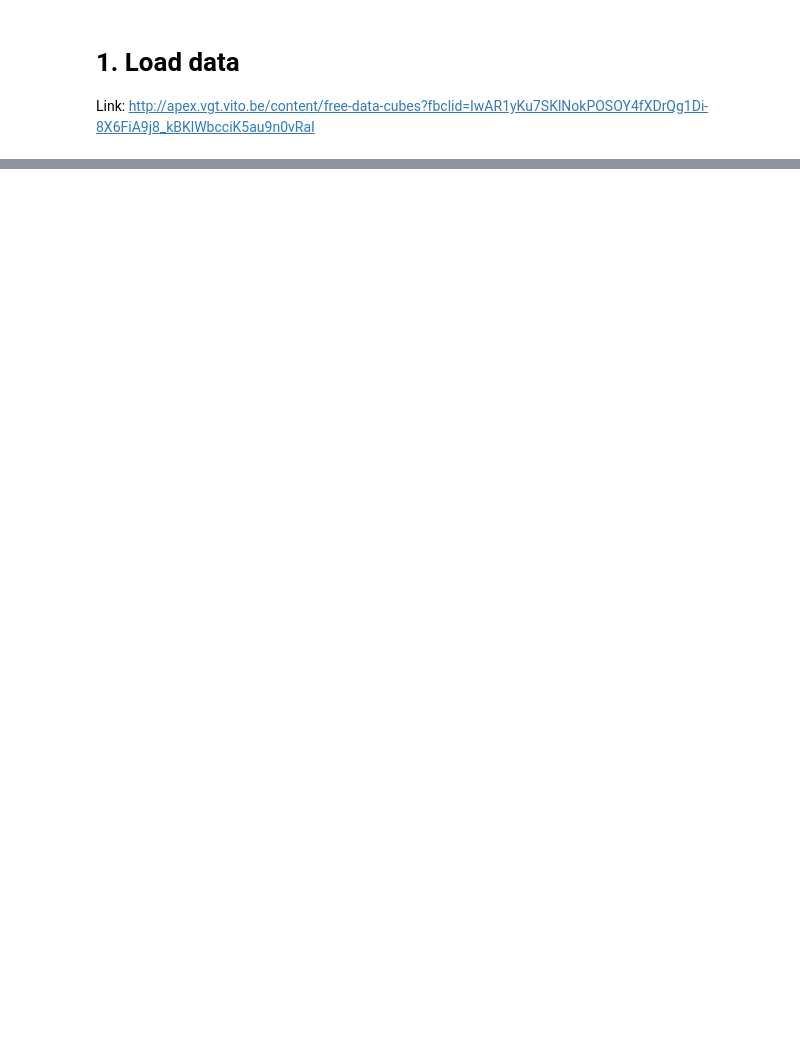
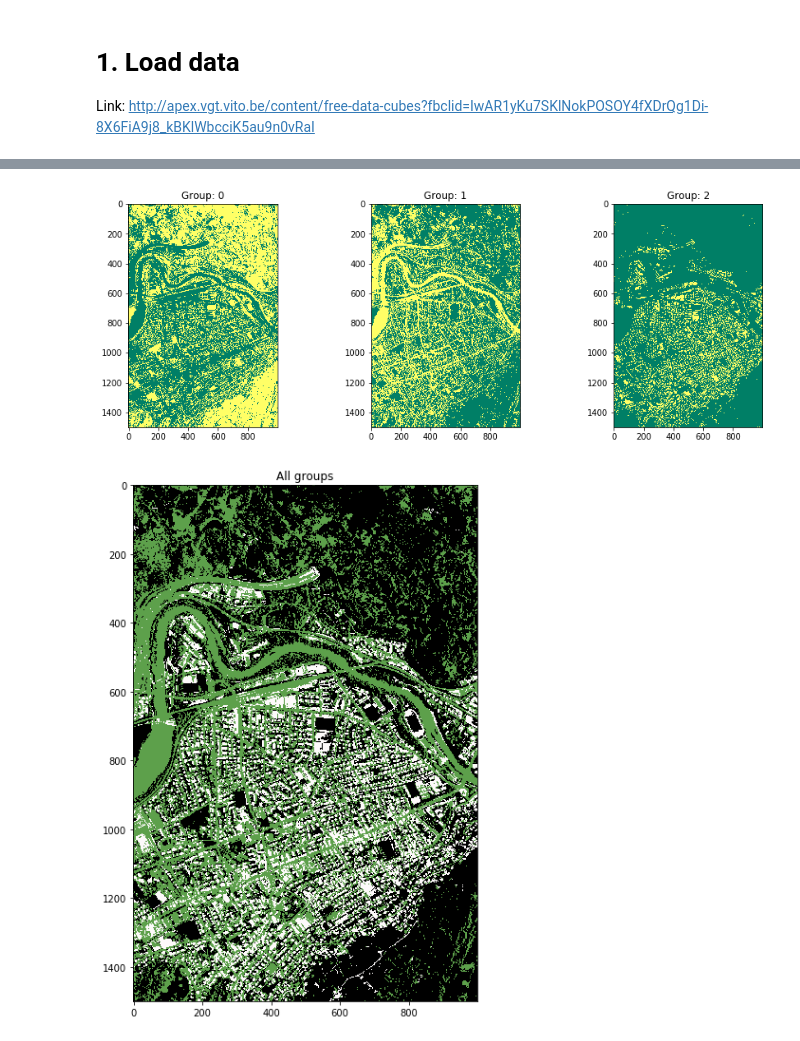
Before and after one commit to TheFebrin/DataScience, a Jupyter notebook: Projects/KMEANS/multispectral_image.ipynb, the cells around one changed output, grey strips where cells are left out. Drawn from its saved outputs; the diff is of its cells as text; code cells hidden in the pictures; blank space fills up the shorter version.

```diff
--- a/Projects/KMEANS/multispectral_image.ipynb
+++ b/Projects/KMEANS/multispectral_image.ipynb
@@ -55,0 +74,7 @@ def show_results(model):
+# %%
+%%time
+# Using regular KMeans takes much longer
+model = KMeans(n_clusters=3, n_init=10)
+model.fit(X)
+show_results(model)
+# %% [output]
@@ -55,0 +82,2 @@ def show_results(model):
+[figure, added]
+[figure, added]
```
Also changed, not shown: parts of 5 cells of this notebook, 8 other files.
